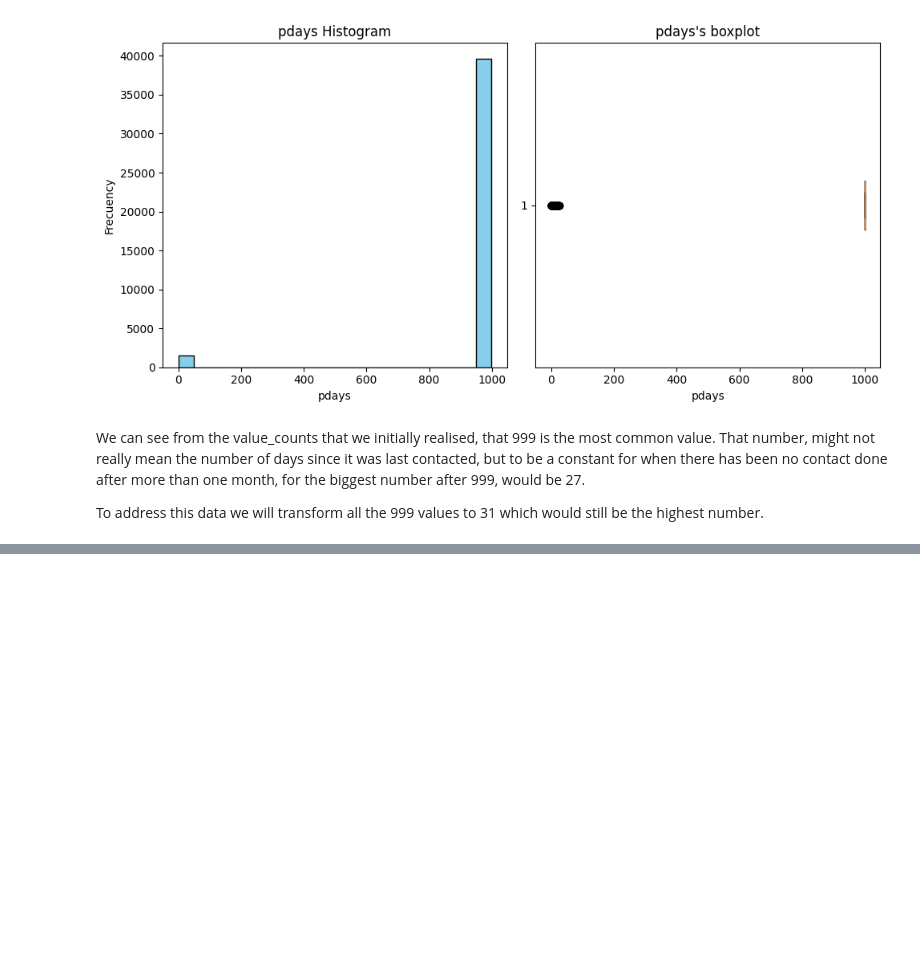
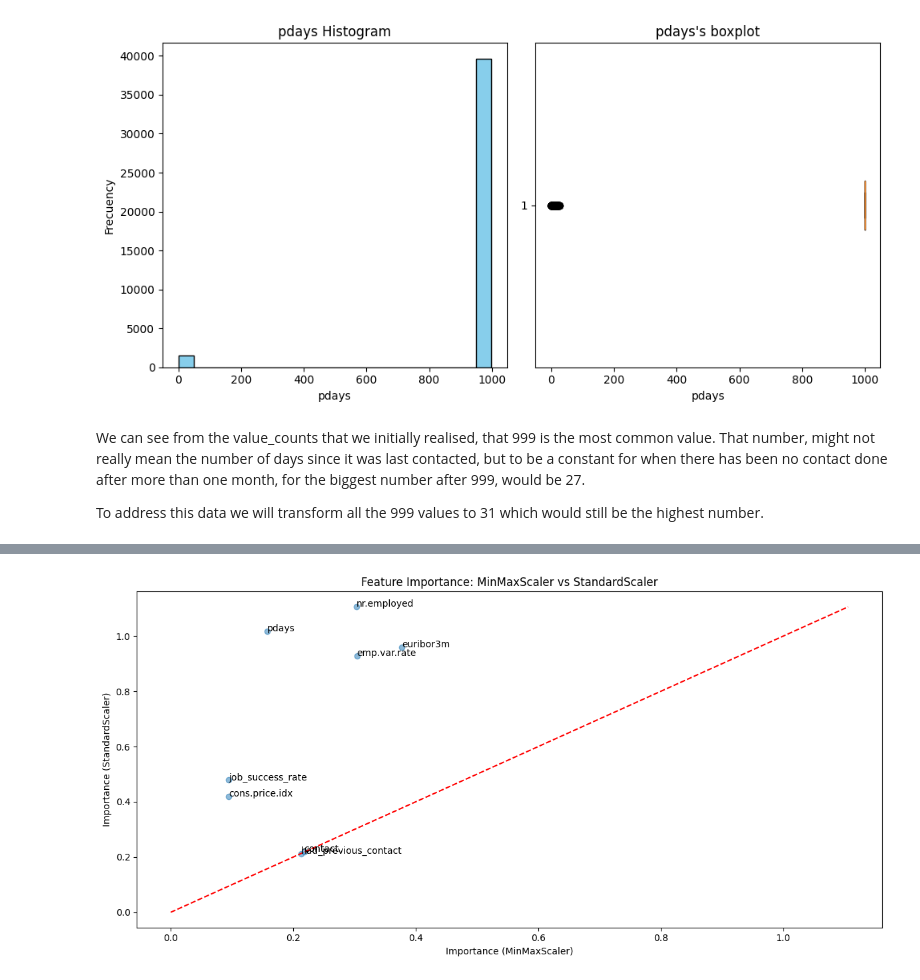
Before and after one commit to GuillePrograma94/ML-Exercise, a Jupyter notebook: src/explore.ipynb, the cells around one changed output, grey strips where cells are left out. Cells and saved outputs as stored; diff of their text form; code cells hidden in the pictures; blank space fills up the shorter version.

```diff
--- a/src/explore.ipynb
+++ b/src/explore.ipynb
@@ -922,0 +980,19 @@ PENDIENTE COMPROBAR CORRELACIONES VIFF Y HACER EL ML.
+# %%
+# Function to scale data and return a DataFrame
+def scale_data(scaler, X_train, X_test):
+    # Scale non-binary columns
+    X_train_scaled = X_train.copy()
+    X_test_scaled = X_test.copy()
+
+    X_train_scaled[non_binary_columns] = scaler.fit_transform(X_train[non_binary_columns])
+    X_test_scaled[non_binary_columns] = scaler.transform(X_test[non_binary_columns])
+
+    return X_train_scaled, X_test_scaled
+# %%
+# Create MinMaxScaler version
+minmax_scaler = MinMaxScaler()
+X_train_minmax, X_test_minmax = scale_data(minmax_scaler, X_train, X_test)
+
+# Create StandardScaler version
+standard_scaler = StandardScaler()
+X_train_standard, X_test_standard = scale_data(standard_scaler, X_train, X_test)
@@ -922,0 +1021,12 @@ PENDIENTE COMPROBAR CORRELACIONES VIFF Y HACER EL ML.
+# %%
+# Fit and evaluate with MinMaxScaler
+model_minmax, importances_minmax = fit_and_evaluate(X_train_minmax, X_test_minmax, y_train, y_test, "MinMaxScaler")
+
+# Fit and evaluate with StandardScaler
+model_standard, importances_standard = fit_and_evaluate(X_train_standard, X_test_standard, y_train, y_test, "StandardScaler")
+
+# Compare feature importances
+print("\nComparison of top 10 features:")
+comparison = pd.merge(importances_minmax.head(10), importances_standard.head(10),
+                      on='feature', suffixes=('_minmax', '_standard'))
+print(comparison)
@@ -922,0 +1051,15 @@ PENDIENTE COMPROBAR CORRELACIONES VIFF Y HACER EL ML.
+# %%
+plt.figure(figsize=(12, 6))
+plt.scatter(comparison['importance_minmax'], comparison['importance_standard'], alpha=0.5)
+plt.plot([0, max(comparison['importance_minmax'].max(), comparison['importance_standard'].max())],
+         [0, max(comparison['importance_minmax'].max(), comparison['importance_standard'].max())],
+         'r--')
+for i, txt in enumerate(comparison['feature']):
+    plt.annotate(txt, (comparison['importance_minmax'][i], comparison['importance_standard'][i]))
+plt.xlabel('Importance (MinMaxScaler)')
+plt.ylabel('Importance (StandardScaler)')
+plt.title('Feature Importance: MinMaxScaler vs StandardScaler')
+plt.tight_layout()
+plt.show()
+# %% [output]
+[figure, added]
```
Also changed, not shown: parts of 71 cells of this notebook, 1 other file.
